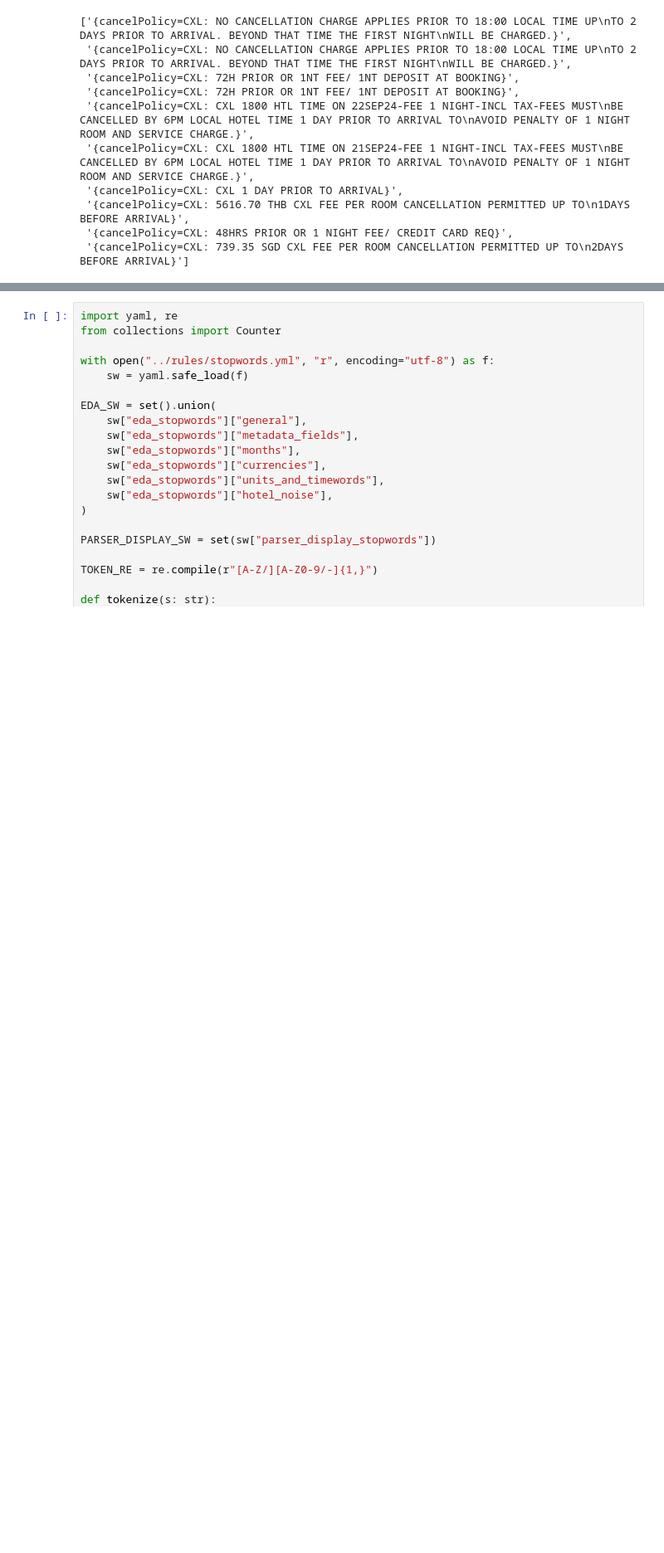
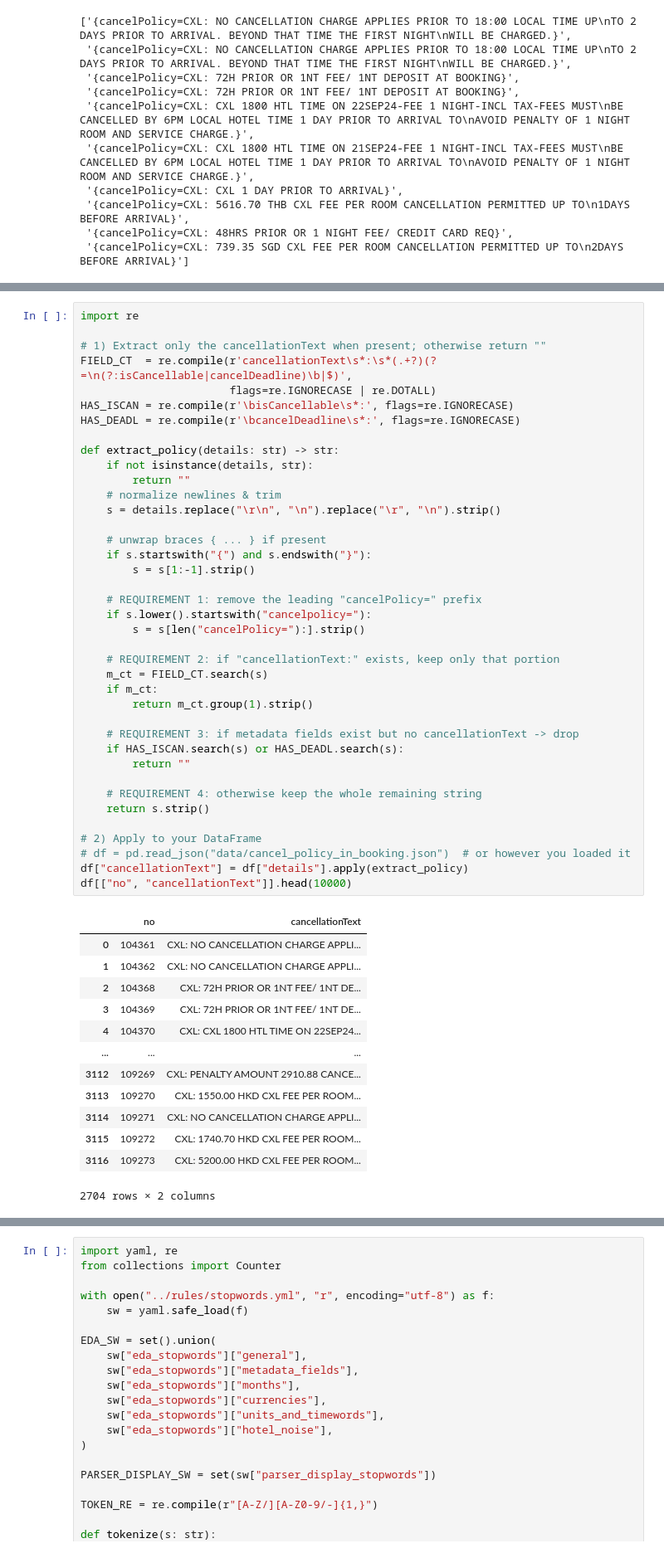
Before and after one commit to doguineyes/cancel-policy-lab, a Jupyter notebook: notebooks/01_eda.ipynb, the cells around one changed output, grey strips where cells are left out. Shown at 83% size. Saved outputs shown, nothing was run; the diff lists cells and outputs as text; blank space fills up the shorter version.

Commit message:
Print the cancellationText

```diff
--- a/notebooks/01_eda.ipynb
+++ b/notebooks/01_eda.ipynb
@@ -121,0 +33,53 @@ Dropped 0 rows with no cancellationText; kept 2704 rows.
+# %%
+import re
+
+# 1) Extract only the cancellationText when present; otherwise return ""
+FIELD_CT  = re.compile(r'cancellationText\s*:\s*(.+?)(?=\n(?:isCancellable|cancelDeadline)\b|$)',
+                       flags=re.IGNORECASE | re.DOTALL)
+HAS_ISCAN = re.compile(r'\bisCancellable\s*:', flags=re.IGNORECASE)
+HAS_DEADL = re.compile(r'\bcancelDeadline\s*:', flags=re.IGNORECASE)
+
+def extract_policy(details: str) -> str:
+    if not isinstance(details, str):
+        return ""
+    # normalize newlines & trim
+    s = details.replace("\r\n", "\n").replace("\r", "\n").strip()
+
+    # unwrap braces { ... } if present
+    if s.startswith("{") and s.endswith("}"):
+        s = s[1:-1].strip()
+
+    # REQUIREMENT 1: remove the leading "cancelPolicy=" prefix
+    if s.lower().startswith("cancelpolicy="):
+        s = s[len("cancelPolicy="):].strip()
+
+    # REQUIREMENT 2: if "cancellationText:" exists, keep only that portion
+    m_ct = FIELD_CT.search(s)
+    if m_ct:
+        return m_ct.group(1).strip()
+
+    # REQUIREMENT 3: if metadata fields exist but no cancellationText -> drop
+    if HAS_ISCAN.search(s) or HAS_DEADL.search(s):
+        return ""
+
+    # REQUIREMENT 4: otherwise keep the whole remaining string
+    return s.strip()
+
+# 2) Apply to your DataFrame
+# df = pd.read_json("data/cancel_policy_in_booking.json")  # or however you loaded it
+df["cancellationText"] = df["details"].apply(extract_policy)
+df[["no", "cancellationText"]].head(10000)
+# %% [output]
+|  | no | cancellationText |
+| 0 | 104361 | CXL: NO CANCELLATION CHARGE APPLI... |
+| 1 | 104362 | CXL: NO CANCELLATION CHARGE APPLI... |
+| 2 | 104368 | CXL: 72H PRIOR OR 1NT FEE/ 1NT DE... |
+| 3 | 104369 | CXL: 72H PRIOR OR 1NT FEE/ 1NT DE... |
+| 4 | 104370 | CXL: CXL 1800 HTL TIME ON 22SEP24... |
+| ... | ... | ... |
+| 3112 | 109269 | CXL: PENALTY AMOUNT 2910.88 CANCE... |
+| 3113 | 109270 | CXL: 1550.00 HKD CXL FEE PER ROOM... |
+| 3114 | 109271 | CXL: NO CANCELLATION CHARGE APPLI... |
+| 3115 | 109272 | CXL: 1740.70 HKD CXL FEE PER ROOM... |
+| 3116 | 109273 | CXL: 5200.00 HKD CXL FEE PER ROOM... |
+2704 rows × 2 columns
```
Also changed, not shown: parts of 2 cells of this notebook.
